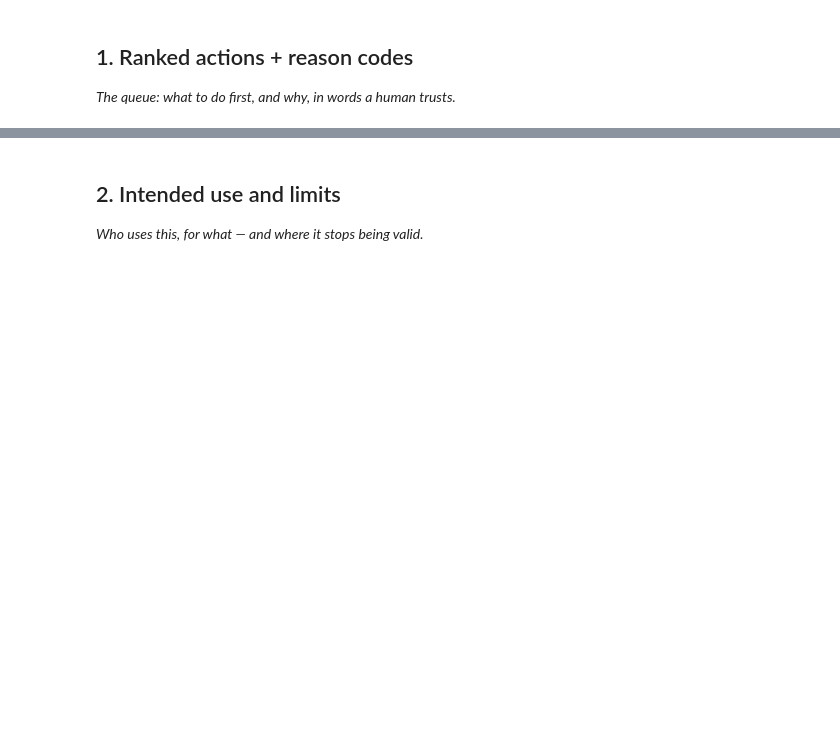
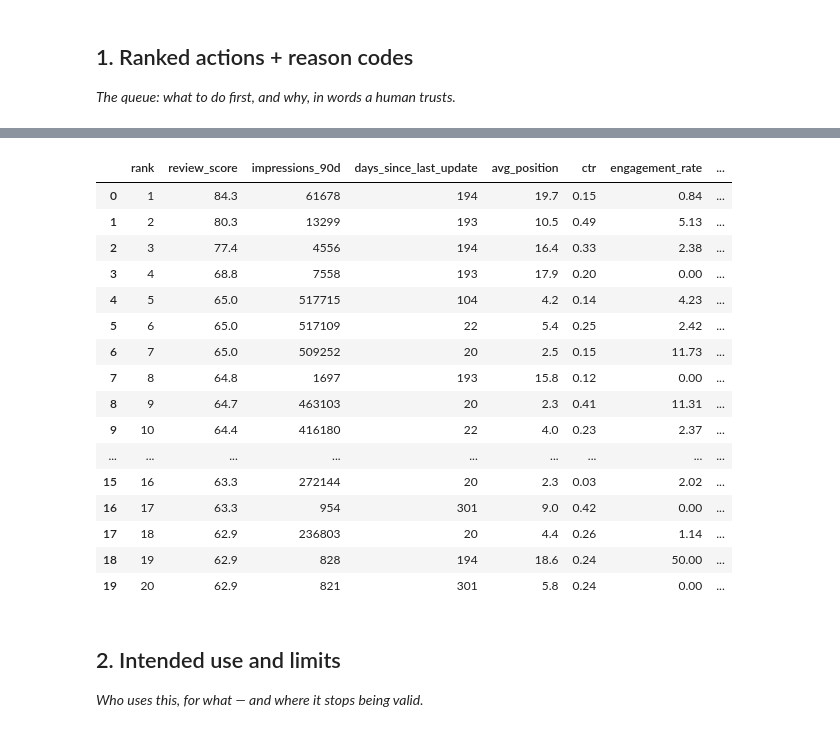
Before and after one commit to faizanahmed-ai/flyrank-ml-internship, a Jupyter notebook: work/notebooks/w07_action_playbook.ipynb, the cells around one changed output, grey strips where cells are left out. Cells and saved outputs as stored; diff of their text form; code cells hidden in the pictures; blank space fills up the shorter version.

```diff
--- a/work/notebooks/w07_action_playbook.ipynb
+++ b/work/notebooks/w07_action_playbook.ipynb
@@ -15,0 +27,75 @@ This skeleton is yours to fill. Work the sections **in order** — each one has
+# %%
+from pathlib import Path
+import os, urllib.request
+DATA_NAME = "content_refresh_anonymized.csv"
+HERE = Path.cwd().resolve()
+data_path = next((p / "data" / "raw" / DATA_NAME for p in [HERE, *HERE.parents] if (p / "data" / "raw" / DATA_NAME).exists()), None)
+if data_path is None:
+    ROOT = HERE / "flyrank_notebook_workspace"
+    data_path = ROOT / "data" / "raw" / DATA_NAME
+    data_path.parent.mkdir(parents=True, exist_ok=True)
+    if not data_path.exists():
+        try:
+            urllib.request.urlretrieve("https://raw.githubusercontent.com/flyrank-bih/flyrank-ml-internship-starter/main/data/raw/content_refresh_anonymized.csv", data_path)
+        except Exception as exc:
+            raise FileNotFoundError("Extract the internship ZIP and open this notebook from it, or provide the public starter CSV.") from exc
+else:
+    ROOT = data_path.parents[2]
+os.chdir(ROOT)
+OUT = ROOT / "work" / "outputs"; OUT.mkdir(parents=True, exist_ok=True)
+print("Dataset:", data_path)
+import numpy as np
+import pandas as pd
+try:
+    from IPython.display import display
+except ImportError:
+    def display(x): print(x)
+
+df = pd.read_csv(data_path)
+
+# Transparent, pre-decision action score. It does not use trend_direction or trend_pct.
+impressions = pd.to_numeric(df["impressions_90d"], errors="coerce").fillna(0).clip(lower=0)
+staleness = pd.to_numeric(df["days_since_last_update"], errors="coerce").fillna(0)
+position = pd.to_numeric(df["avg_position"], errors="coerce").fillna(999)
+ctr = pd.to_numeric(df["ctr"], errors="coerce").fillna(999)
+engagement = pd.to_numeric(df["engagement_rate"], errors="coerce").fillna(999)
+words = pd.to_numeric(df["word_count"], errors="coerce").fillna(0)
+
+visibility = np.log1p(impressions) / np.log1p(impressions).max()
+stale_risk = (staleness >= 180).astype(float)
+ctr_opportunity = ((impressions >= 500) & (position.between(1, 20)) & (ctr < 0.5)).astype(float)
+engagement_opportunity = ((impressions >= 500) & (engagement < 30) & (engagement > 0)).astype(float)
+thin_visible = ((impressions >= 250) & (words > 0) & (words < 1200)).astype(float)
+
+review_score = 100 * (0.35 * visibility + 0.25 * stale_risk + 0.20 * ctr_opportunity + 0.10 * engagement_opportunity + 0.10 * thin_visible)
+
+def reasons(i):
+    result = []
+    if stale_risk.iat[i]: result.append("stale_visible_content")
+    if ctr_opportunity.iat[i]: result.append("low_ctr_visible_page")
+    if engagement_opportunity.iat[i]: result.append("low_engagement_visible_page")
+    if thin_visible.iat[i]: result.append("thin_visible_content")
+    return " | ".join(result) if result else "monitor_only"
+
+def action(reason_text):
+    if "low_ctr_visible_page" in reason_text: return "review_title_meta_and_intent"
+    if "thin_visible_content" in reason_text: return "review_depth_and_refresh"
+    if "stale_visible_content" in reason_text: return "manual_refresh_review"
+    if "low_engagement_visible_page" in reason_text: return "review_experience_and_intent"
+    return "monitor"
+
+queue = pd.DataFrame({
+    "review_score": review_score.round(1),
+    "impressions_90d": impressions.astype(int),
+    "days_since_last_update": staleness.astype(int),
+    "avg_position": position,
+    "ctr": ctr,
+    "engagement_rate": engagement,
+})
+queue["reason_codes"] = [reasons(i) for i in range(len(queue))]
+queue["suggested_action"] = queue["reason_codes"].map(action)
+queue["confidence_note"] = np.where(queue["reason_codes"].eq("monitor_only"), "No strong review signal; monitor only.", "Review after checking intent, seasonality, and technical context.")
+queue = queue.sort_values(["review_score", "impressions_90d"], ascending=False).reset_index(drop=True)
+queue.insert(0, "rank", queue.index + 1)
+display(queue.head(20))
+# %% [output]
@@ -16,3 +103,20 @@ This skeleton is yours to fill. Work the sections **in order** — each one has
+|  | rank | review_score | impressions_90d | days_since_last_update | avg_position | ctr | engagement_rate | ... |
+| 0 | 1 | 84.3 | 61678 | 194 | 19.7 | 0.15 | 0.84 | ... |
+| 1 | 2 | 80.3 | 13299 | 193 | 10.5 | 0.49 | 5.13 | ... |
+| 2 | 3 | 77.4 | 4556 | 194 | 16.4 | 0.33 | 2.38 | ... |
+| 3 | 4 | 68.8 | 7558 | 193 | 17.9 | 0.20 | 0.00 | ... |
+| 4 | 5 | 65.0 | 517715 | 104 | 4.2 | 0.14 | 4.23 | ... |
+| 5 | 6 | 65.0 | 517109 | 22 | 5.4 | 0.25 | 2.42 | ... |
+| 6 | 7 | 65.0 | 509252 | 20 | 2.5 | 0.15 | 11.73 | ... |
+| 7 | 8 | 64.8 | 1697 | 193 | 15.8 | 0.12 | 0.00 | ... |
+| 8 | 9 | 64.7 | 463103 | 20 | 2.3 | 0.41 | 11.31 | ... |
+| 9 | 10 | 64.4 | 416180 | 22 | 4.0 | 0.23 | 2.37 | ... |
+| ... | ... | ... | ... | ... | ... | ... | ... | ... |
+| 15 | 16 | 63.3 | 272144 | 20 | 2.3 | 0.03 | 2.02 | ... |
+| 16 | 17 | 63.3 | 954 | 301 | 9.0 | 0.42 | 0.00 | ... |
+| 17 | 18 | 62.9 | 236803 | 20 | 4.4 | 0.26 | 1.14 | ... |
+| 18 | 19 | 62.9 | 828 | 194 | 18.6 | 0.24 | 50.00 | ... |
+| 19 | 20 | 62.9 | 821 | 301 | 5.8 | 0.24 | 0.00 | ... |
 # %% [markdown]
 ## 2. Intended use and limits
 
```
Also changed, not shown: parts of 16 cells of this notebook.
